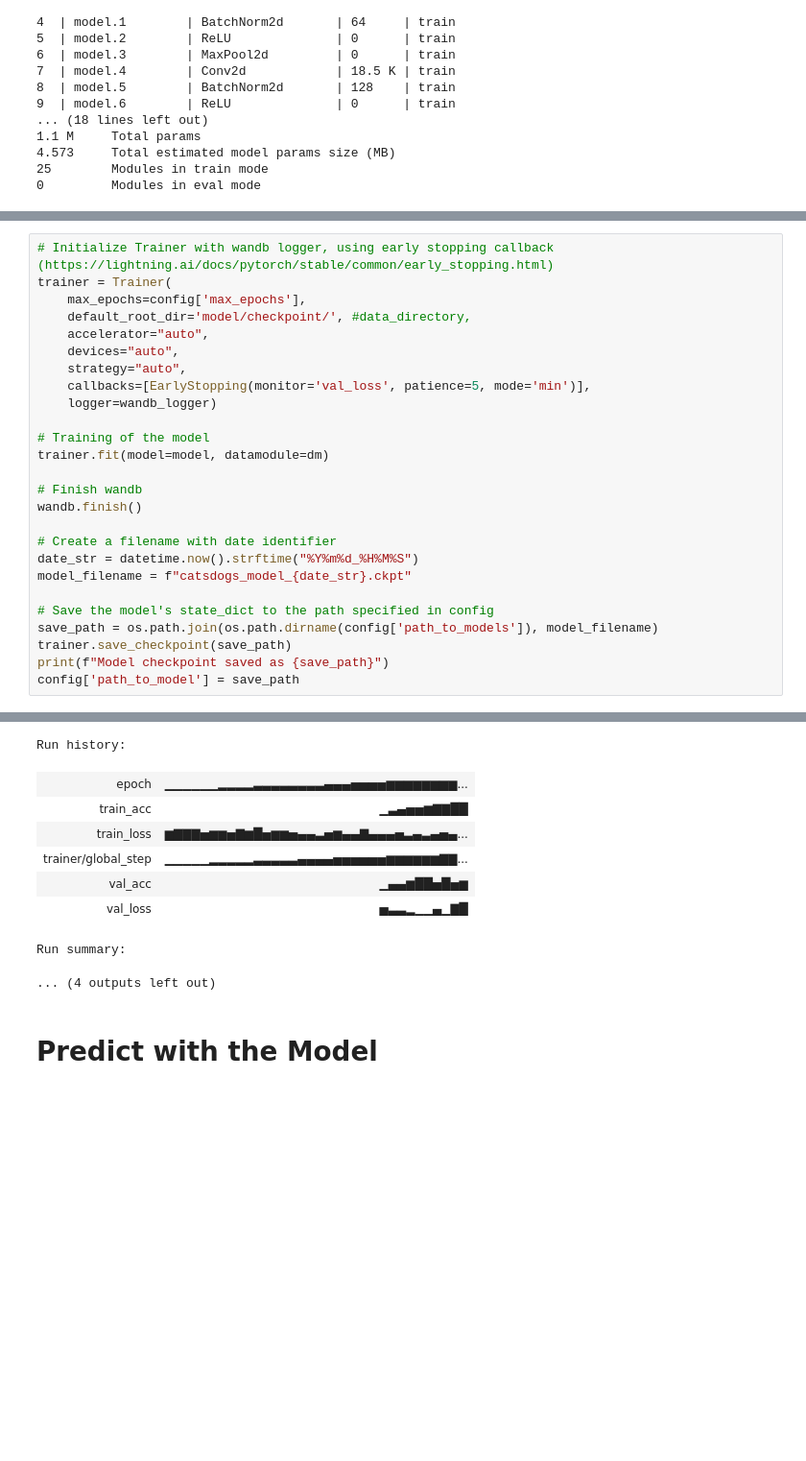
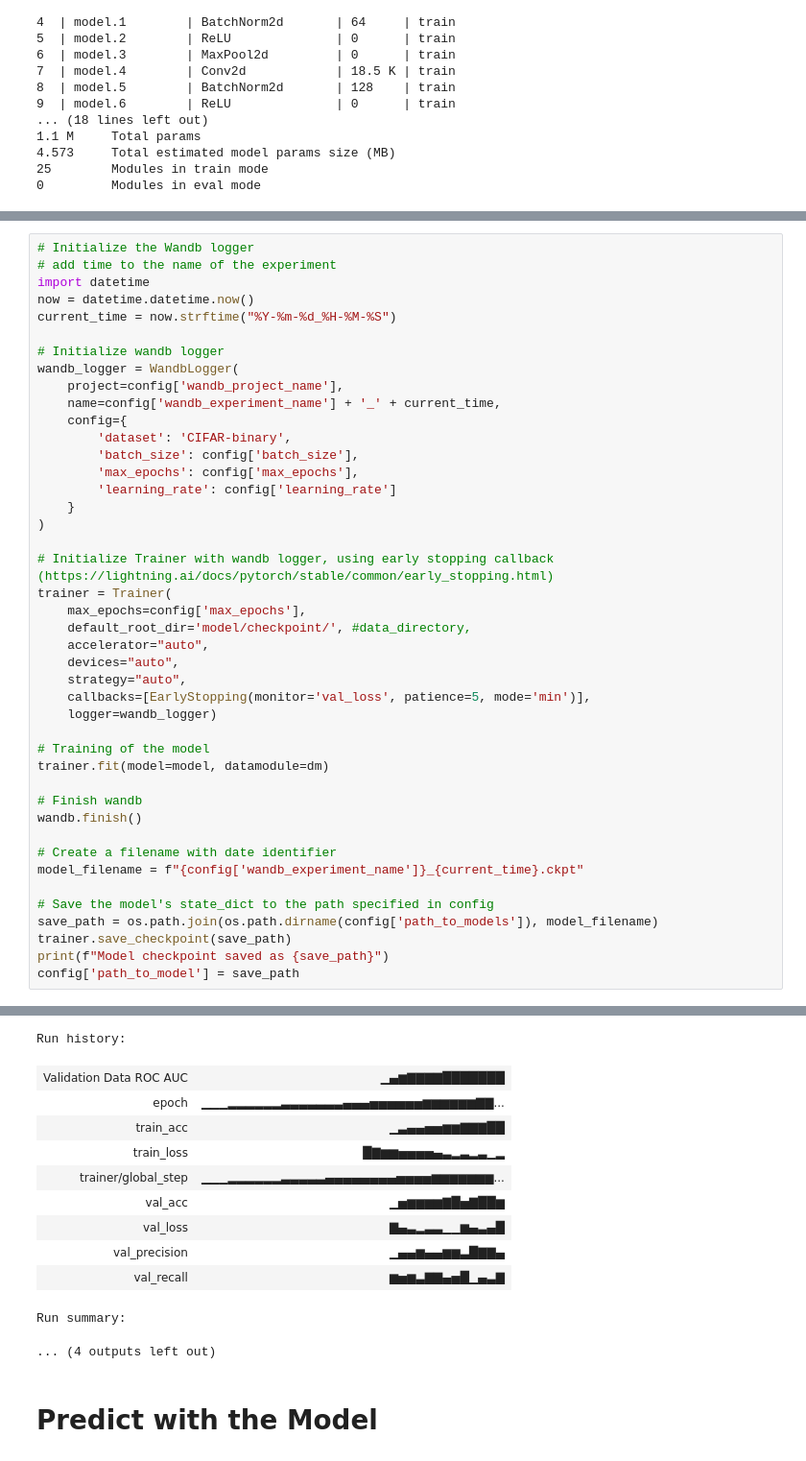
Before and after one commit to lukpausr/HKA_VDKI, a Jupyter notebook: main_cnn.ipynb, the cells around one changed output, grey strips where cells are left out. Shown: that part at 96% size. Cells and saved outputs as stored; diff of their text form; blank space fills up the shorter version.

```diff
--- a/main_cnn.ipynb
+++ b/main_cnn.ipynb
@@ -133,4 +133,22 @@ wandb: Currently logged in as: erzlektor (VDKI-Hasen) to https://api.wandb.ai. U
 # %%
+# Initialize the Wandb logger
+# add time to the name of the experiment
+import datetime
+now = datetime.datetime.now()
+current_time = now.strftime("%Y-%m-%d_%H-%M-%S")
+
+# Initialize wandb logger
+wandb_logger = WandbLogger(
+    project=config['wandb_project_name'],
+    name=config['wandb_experiment_name'] + '_' + current_time,
+    config={
+        'dataset': 'CIFAR-binary',
+        'batch_size': config['batch_size'],
+        'max_epochs': config['max_epochs'],
+        'learning_rate': config['learning_rate']
+    }
+)
+
 # Initialize Trainer with wandb logger, using early stopping callback (https://lightning.ai/docs/pytorch/stable/common/early_stopping.html)
 trainer = Trainer(
     max_epochs=config['max_epochs'],
@@ -148,8 +166,7 @@ trainer.fit(model=model, datamodule=dm)
 wandb.finish()
 
 # Create a filename with date identifier
-date_str = datetime.now().strftime("%Y%m%d_%H%M%S")
-model_filename = f"catsdogs_model_{date_str}.ckpt"
+model_filename = f"{config['wandb_experiment_name']}_{current_time}.ckpt"
 
 # Save the model's state_dict to the path specified in config
 save_path = os.path.join(os.path.dirname(config['path_to_models']), model_filename)
@@ -189,11 +206,14 @@ LOCAL_RANK: 0 - CUDA_VISIBLE_DEVICES: [0]
 [interactive output not drawn]
 Run history:
-| epoch | ▁▁▁▁▁▁▂▂▂▂▃▃▃▃▃▃▃▃▄▄▄▅▅▅▅▆▆▆▆▆▆▆▆... |
-| train_acc | ▁▃▄▅▅▆▇▇██ |
-| train_loss | ▆▇▇▇▅▆▆▅▇▆█▅▆▆▅▄▄▃▅▆▄▄▇▄▄▄▅▃▄▃▄▅▄... |
-| trainer/global_step | ▁▁▁▁▁▂▂▂▂▂▃▃▃▃▃▄▄▄▄▅▅▅▅▅▅▆▆▆▆▆▆▇▇... |
-| val_acc | ▁▄▄▆██▅█▅▆ |
-| val_loss | ▅▃▃▂▁▁▄▁▇█ |
+| Validation Data ROC AUC | ▁▄▆▇▇▇▇███████ |
+| epoch | ▁▁▁▂▂▂▂▂▂▃▃▃▃▃▃▃▄▄▄▅▅▅▅▅▅▆▆▆▆▆▆▇▇... |
+| train_acc | ▁▃▄▄▅▅▆▆▇▇▇██ |
+| train_loss | █▇▆▆▅▅▅▅▄▃▂▃▂▃▁▂ |
+| trainer/global_step | ▁▁▁▂▂▂▂▂▂▃▃▃▃▃▄▄▄▄▄▄▄▄▅▅▅▅▆▆▆▆▆▆▆... |
+| val_acc | ▁▅▆▆▆▆▇█▅▇██▆ |
+| val_loss | ▇▄▃▂▃▃▁▁▆▄▃▄█ |
+| val_precision | ▁▄▄▆▄▄▆▆▃█▇▇▄ |
+| val_recall | ▆▅▆▃▇▇▄▅█▁▄▃▇ |
 Run summary:
 ... (4 outputs left out)
 # %% [markdown]
```
Also changed, not shown: parts of 10 cells of this notebook, 5 other files.
